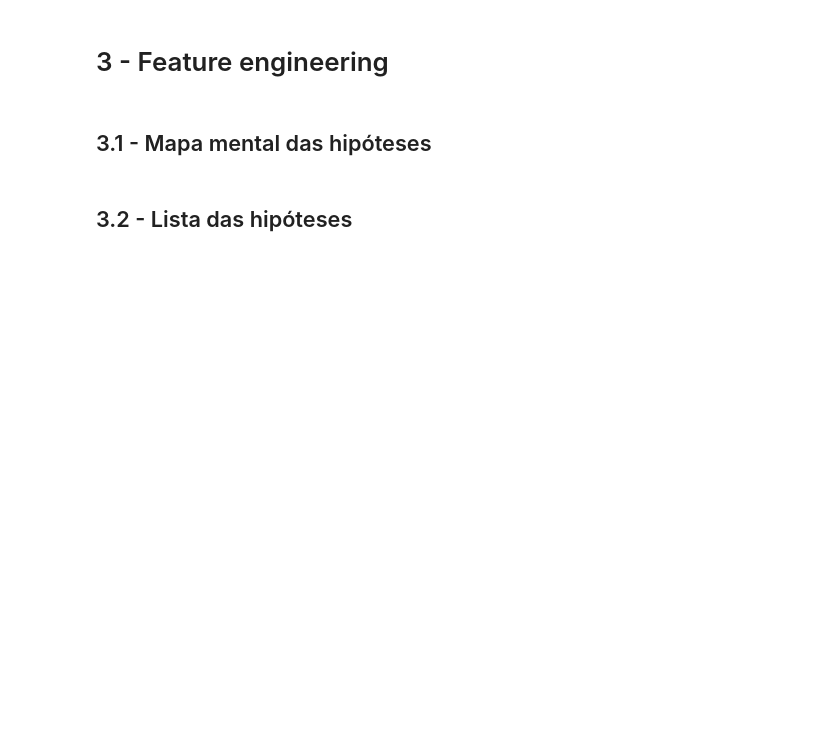
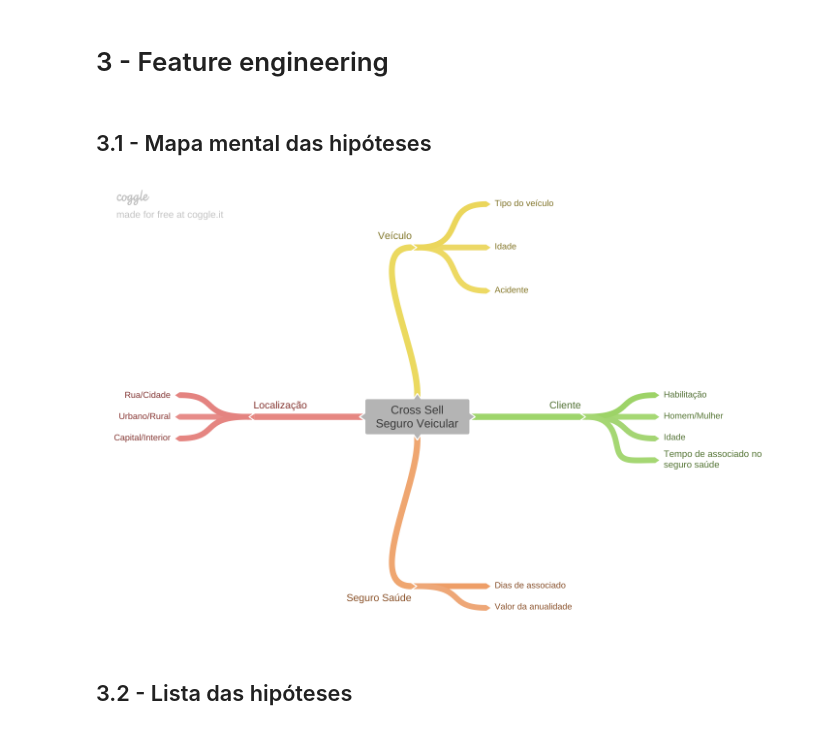
Before and after one commit to jhonatanmarques92/health_insurance_cross_sell, a Jupyter notebook: notebook/health_insurance_cross_sell.ipynb, the cells around one changed output. Cells and saved outputs as stored; diff of their text form; code cells hidden in the pictures; blank space fills up the shorter version.

```diff
--- a/notebook/health_insurance_cross_sell.ipynb
+++ b/notebook/health_insurance_cross_sell.ipynb
@@ -266,6 +269,10 @@ sns.countplot(x='vehicle_damage',data=df2);
 df3 = df2.copy()
 # %% [markdown]
 ## 3.1 - Mapa mental das hipóteses
+# %%
+Image('../img/mapa_mental_cross_sell.png')
+# %% [output]
+[figure, added]
 # %% [markdown]
 ## 3.2 - Lista das hipóteses
 # %% [markdown]
```
Also changed, not shown: parts of 23 cells of this notebook.
